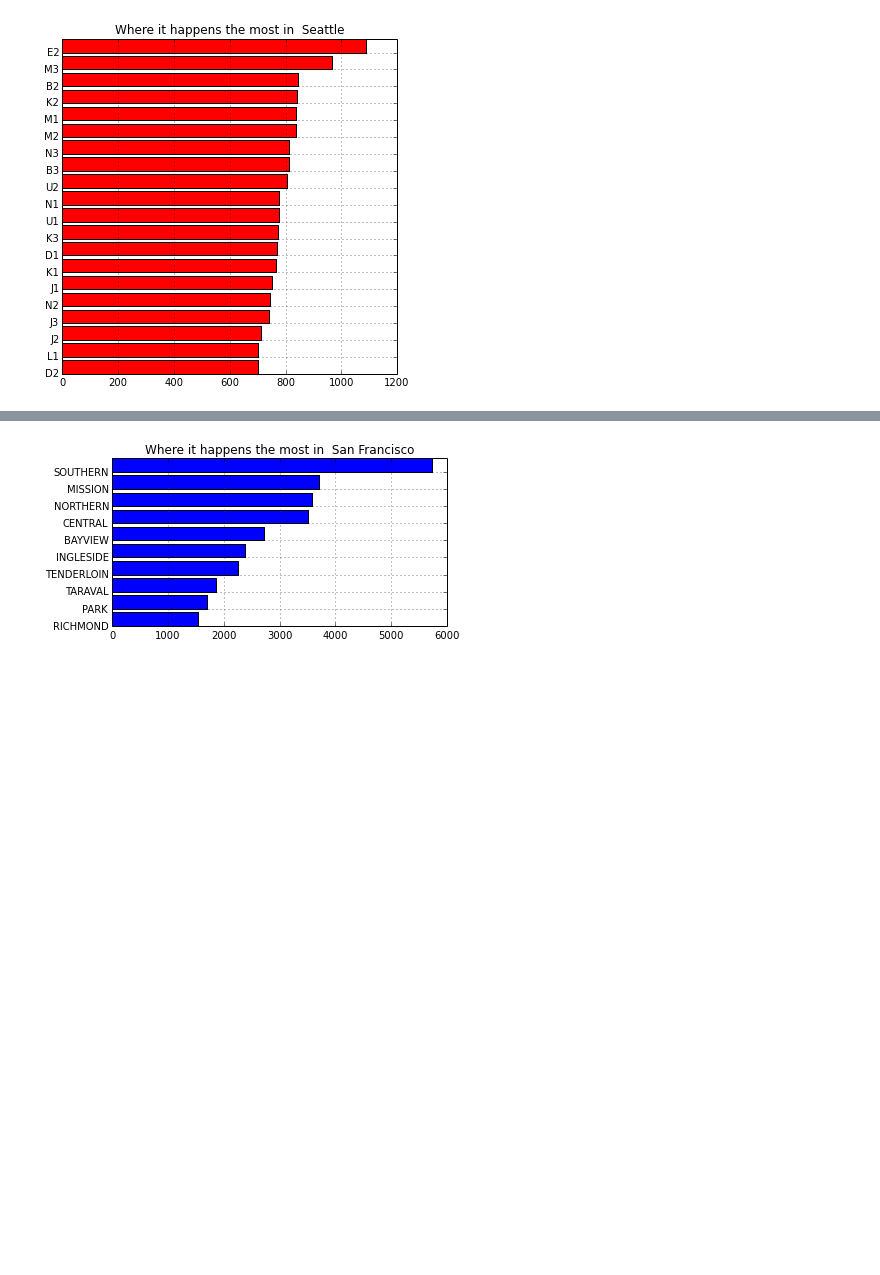
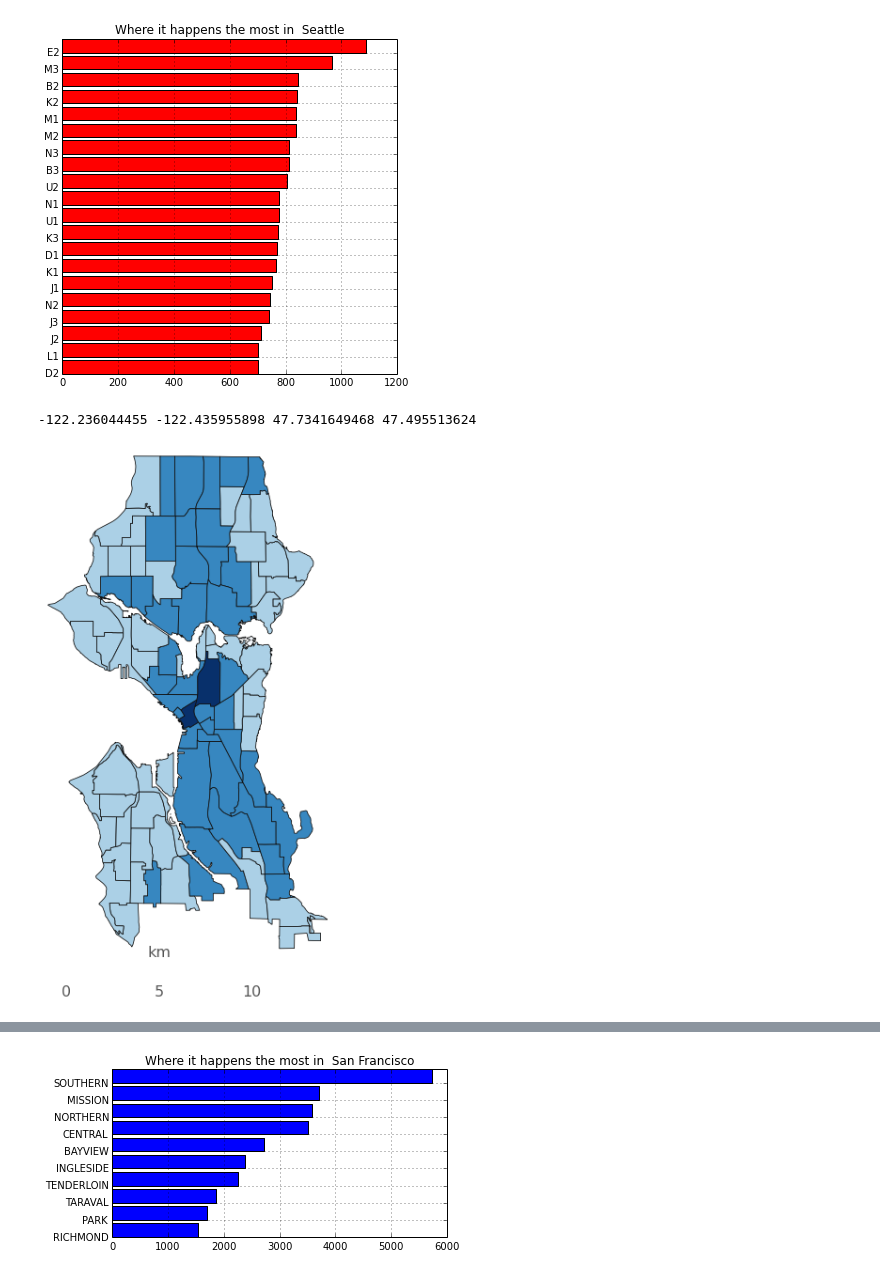
Before and after one commit to Wajih-O/datasci_course_materials, a Jupyter notebook: assignment6/Visualization.ipynb, the cells around one changed output, grey strips where cells are left out. Cells and saved outputs as stored; diff of their text form; code cells hidden in the pictures; blank space fills up the shorter version.

```diff
--- a/assignment6/Visualization.ipynb
+++ b/assignment6/Visualization.ipynb
@@ -5,3 +5,6 @@
 # %%
 import matplotlib.pyplot as plt
 %matplotlib inline
+# %%
+%pylab inline
+pylab.rcParams['figure.figsize'] = (10, 6)
@@ -165,0 +193,5 @@ plot_hist_dict(seattle_is14_data,'Zone/Beat', top_k=20, title = 'Where it happen
+# %%
+plot_data(seattle_is14_data)
+# %% [output]
+-122.236044455 -122.435955898 47.7341649468 47.495513624
+[figure, added]
```
Also changed, not shown: parts of 9 cells of this notebook.
